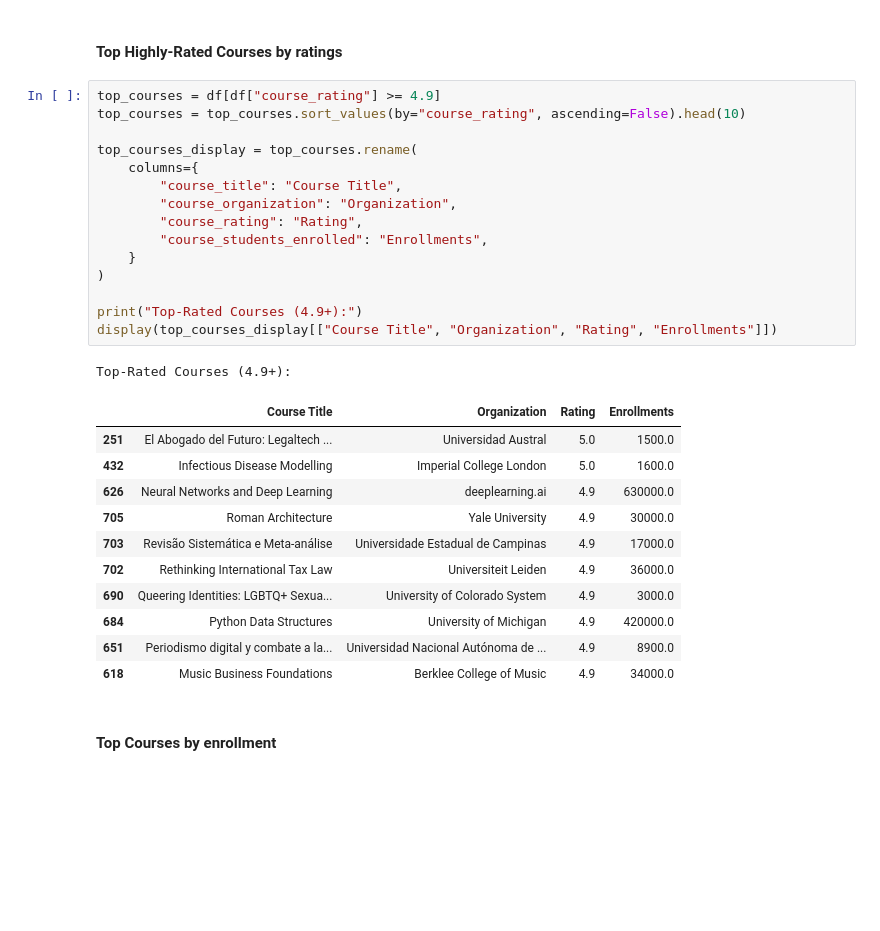
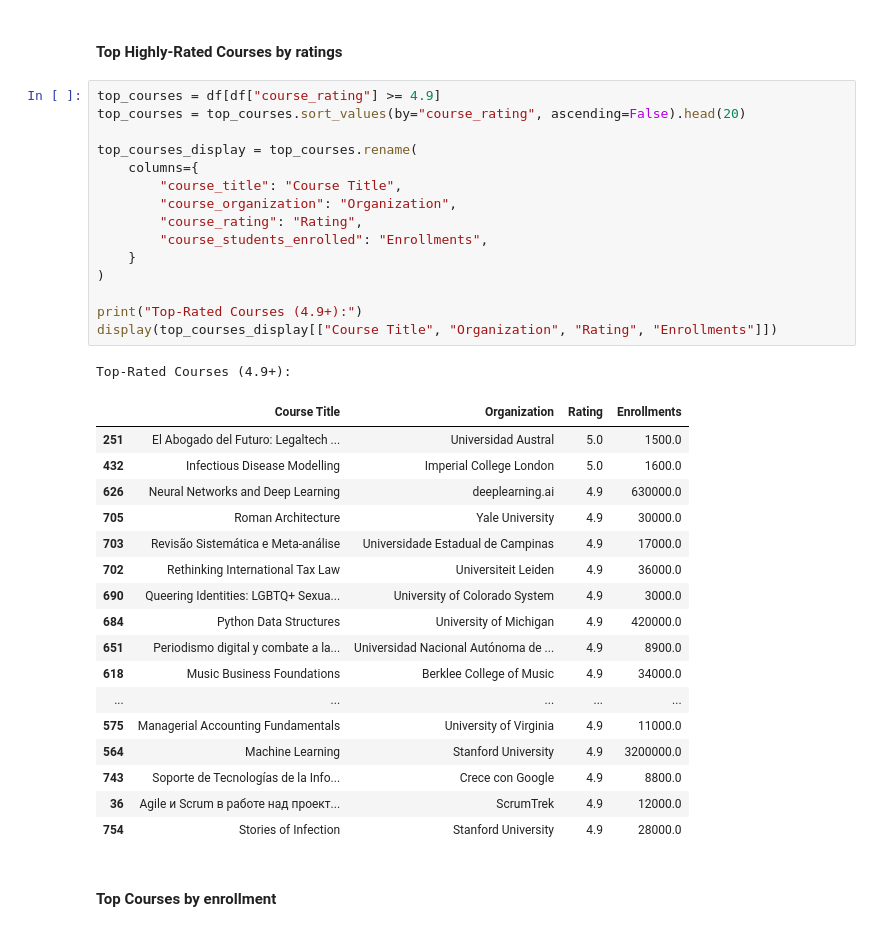
Before and after one commit to bondpapi/Coursera-Courses-Analysis, a Jupyter notebook: coursera_courses.ipynb, the cells around one changed output. Drawn from its saved outputs; the diff is of its cells as text; blank space fills up the shorter version.

```diff
--- a/coursera_courses.ipynb
+++ b/coursera_courses.ipynb
@@ -283,32 +342,38 @@ plt.show()
 #### Top Highly-Rated Courses by ratings
 # %%
 top_courses = df[df["course_rating"] >= 4.9]
-top_courses = top_courses.sort_values(by="course_rating", ascending=False).head(10)
+top_courses = top_courses.sort_values(by="course_rating", ascending=False).head(20)
 
 top_courses_display = top_courses.rename(
     columns={
         "course_title": "Course Title",
         "course_organization": "Organization",
         "course_rating": "Rating",
         "course_students_enrolled": "Enrollments",
     }
 )
 
 print("Top-Rated Courses (4.9+):")
 display(top_courses_display[["Course Title", "Organization", "Rating", "Enrollments"]])
 # %% [output]
 Top-Rated Courses (4.9+):
 |  | Course Title | Organization | Rating | Enrollments |
 | 251 | El Abogado del Futuro: Legaltech ... | Universidad Austral | 5.0 | 1500.0 |
 | 432 | Infectious Disease Modelling | Imperial College London | 5.0 | 1600.0 |
 | 626 | Neural Networks and Deep Learning | deeplearning.ai | 4.9 | 630000.0 |
 | 705 | Roman Architecture | Yale University | 4.9 | 30000.0 |
 | 703 | Revisão Sistemática e Meta-análise | Universidade Estadual de Campinas | 4.9 | 17000.0 |
 | 702 | Rethinking International Tax Law | Universiteit Leiden | 4.9 | 36000.0 |
 | 690 | Queering Identities: LGBTQ+ Sexua... | University of Colorado System | 4.9 | 3000.0 |
 | 684 | Python Data Structures | University of Michigan | 4.9 | 420000.0 |
 | 651 | Periodismo digital y combate a la... | Universidad Nacional Autónoma de ... | 4.9 | 8900.0 |
 | 618 | Music Business Foundations | Berklee College of Music | 4.9 | 34000.0 |
+| ... | ... | ... | ... | ... |
+| 575 | Managerial Accounting Fundamentals | University of Virginia | 4.9 | 11000.0 |
+| 564 | Machine Learning | Stanford University | 4.9 | 3200000.0 |
+| 743 | Soporte de Tecnologías de la Info... | Crece con Google | 4.9 | 8800.0 |
+| 36 | Agile и Scrum в работе над проект... | ScrumTrek | 4.9 | 12000.0 |
+| 754 | Stories of Infection | Stanford University | 4.9 | 28000.0 |
 # %% [markdown]
 #### Top Courses by enrollment
 # %%
```
Also changed, not shown: parts of 22 cells of this notebook.
